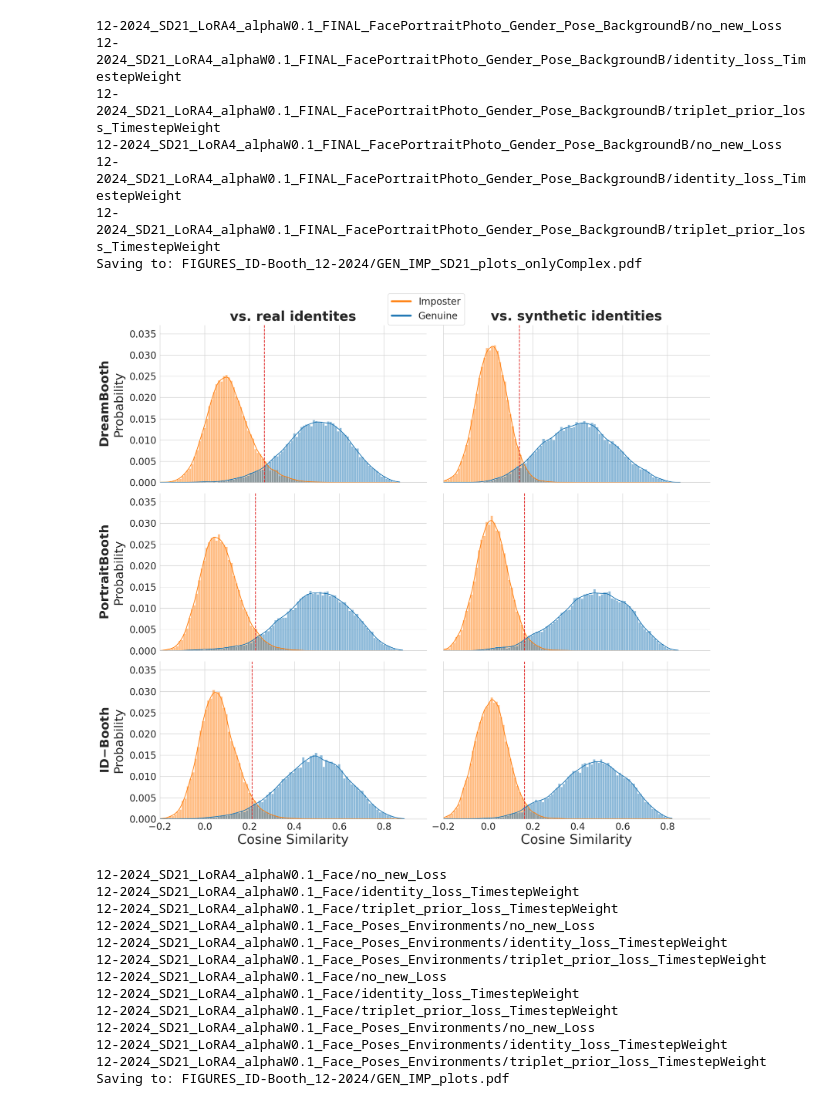
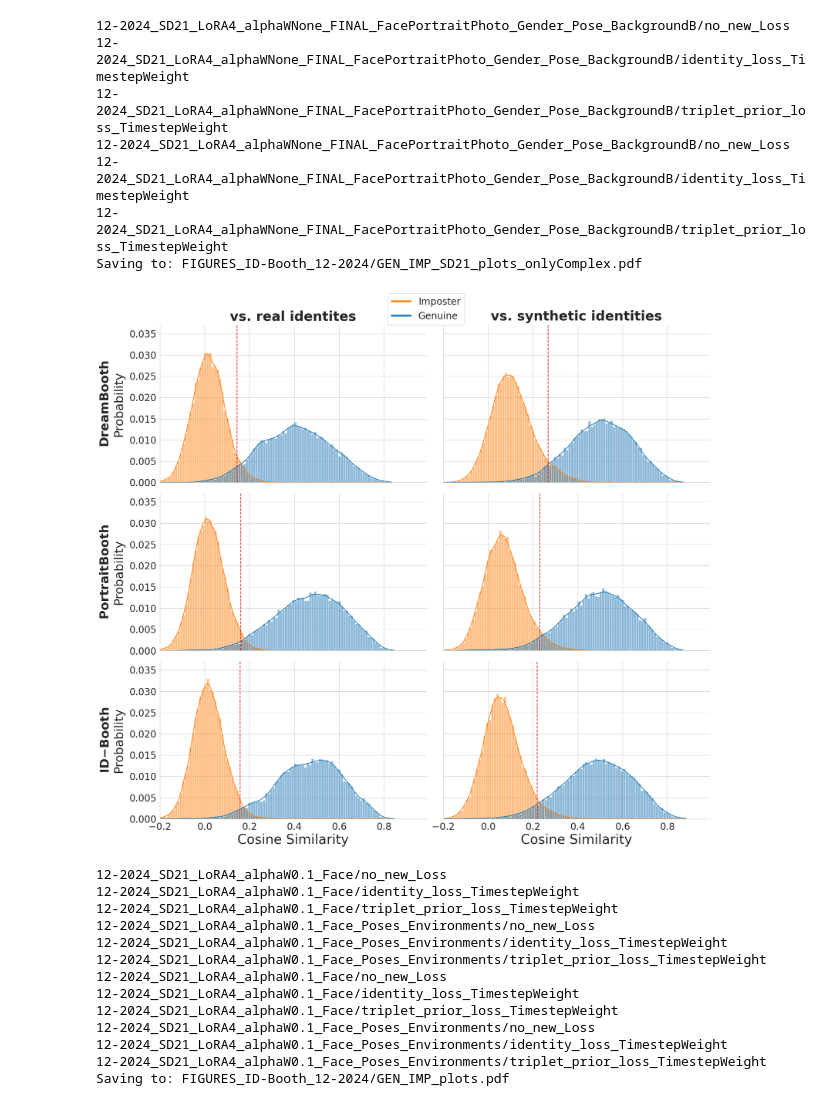
Before and after one commit to rangasaishreyas/FacePoseGenerator, a Jupyter notebook: Evaluation/PyEER_analysis/plot_genuine_imposter_distributions.ipynb, the cells around one changed output. Cells and saved outputs as stored; diff of their text form; code cells hidden in the pictures.

```diff
--- a/Evaluation/PyEER_analysis/plot_genuine_imposter_distributions.ipynb
+++ b/Evaluation/PyEER_analysis/plot_genuine_imposter_distributions.ipynb
@@ -121,8 +121,8 @@ name_translator_dict = dict()
 synth_folders = [#"12-2024_SD21_LoRA4_alphaW0.1_Face",
                 # TODO "12-2024_SD21_LoRA4_alphaW0.1_Face_Poses_Environments"
                 #"12-2024_SD21_LoRA4_alphaWNone_FINAL_FacePortraitPhoto_Gender_Pose_BackgroundB"
-                "12-2024_SD21_LoRA4_alphaW0.1_FINAL_FacePortraitPhoto_Gender_Pose_BackgroundB"
-                ]
+                #"12-2024_SD21_LoRA4_alphaW0.1_FINAL_FacePortraitPhoto_Gender_Pose_BackgroundB"
+                "12-2024_SD21_LoRA4_alphaWNone_FINAL_FacePortraitPhoto_Gender_Pose_BackgroundB"]
 
 
 for synth_fold in synth_folders:
@@ -176,40 +176,40 @@ for p, plot_from in enumerate(folders_to_plot_from):
 
 
 #plt.legend(loc="lower right")
 
 labels = ["Imposter", "Genuine"]
 #leg = fig.legend(labels=labels,  loc='upper center', ncol=2,bbox_to_anchor=(0.485, 0.98), prop={'size': 20}) #bbox_to_anchor=(0.1, 1.05), prop={'size': 20})
 leg = fig.legend(labels=labels,  loc='upper center', ncol=1, bbox_to_anchor=(0.53, 1.03), prop={'size': 20}) #bbox_to_anchor=(0.1, 1.05), prop={'size': 20})
 
 # set the linewidth of each legend object
 
 # change the line width for the legend
 for line in leg.get_lines():
     line.set_linewidth(4.0)
 
 #bbox_to_anchor=(0.52, 1.03), prop={'size': 20})
 #line = plt.Line2D((.5,.5),(.1,.9), color="k", linewidth=3)
 #fig.add_artist(line)
 
 plt.tight_layout()
 # subtitle_height = 0.124
 #plt.text(-0.75, subtitle_height, "vs. synthetic identities", fontsize=28, fontweight="bold")
 #plt.text(-3.25, subtitle_height, "vs. real identities", fontsize=28, fontweight="bold")
 
 output_dir = "FIGURES_ID-Booth_12-2024"
 os.makedirs(output_dir, exist_ok=True)
 savename = os.path.join(output_dir, "GEN_IMP_SD21_plots_onlyComplex.pdf")#"gen_imp__" + name_translator_dict[subfolder].replace("/", "__") + ".png")
 print("Saving to:", savename)
 #plt.savefig(savename, dpi=500, bbox_inches='tight')
 # %% [output]
-12-2024_SD21_LoRA4_alphaW0.1_FINAL_FacePortraitPhoto_Gender_Pose_BackgroundB/no_new_Loss
-12-2024_SD21_LoRA4_alphaW0.1_FINAL_FacePortraitPhoto_Gender_Pose_BackgroundB/identity_loss_TimestepWeight
-12-2024_SD21_LoRA4_alphaW0.1_FINAL_FacePortraitPhoto_Gender_Pose_BackgroundB/triplet_prior_loss_TimestepWeight
-12-2024_SD21_LoRA4_alphaW0.1_FINAL_FacePortraitPhoto_Gender_Pose_BackgroundB/no_new_Loss
-12-2024_SD21_LoRA4_alphaW0.1_FINAL_FacePortraitPhoto_Gender_Pose_BackgroundB/identity_loss_TimestepWeight
-12-2024_SD21_LoRA4_alphaW0.1_FINAL_FacePortraitPhoto_Gender_Pose_BackgroundB/triplet_prior_loss_TimestepWeight
+12-2024_SD21_LoRA4_alphaWNone_FINAL_FacePortraitPhoto_Gender_Pose_BackgroundB/no_new_Loss
+12-2024_SD21_LoRA4_alphaWNone_FINAL_FacePortraitPhoto_Gender_Pose_BackgroundB/identity_loss_TimestepWeight
+12-2024_SD21_LoRA4_alphaWNone_FINAL_FacePortraitPhoto_Gender_Pose_BackgroundB/triplet_prior_loss_TimestepWeight
+12-2024_SD21_LoRA4_alphaWNone_FINAL_FacePortraitPhoto_Gender_Pose_BackgroundB/no_new_Loss
+12-2024_SD21_LoRA4_alphaWNone_FINAL_FacePortraitPhoto_Gender_Pose_BackgroundB/identity_loss_TimestepWeight
+12-2024_SD21_LoRA4_alphaWNone_FINAL_FacePortraitPhoto_Gender_Pose_BackgroundB/triplet_prior_loss_TimestepWeight
 Saving to: FIGURES_ID-Booth_12-2024/GEN_IMP_SD21_plots_onlyComplex.pdf
-[figure, old version]
+[figure, new version]
 # %%
 
 ############################
```
Also changed, not shown: 15 other files.
